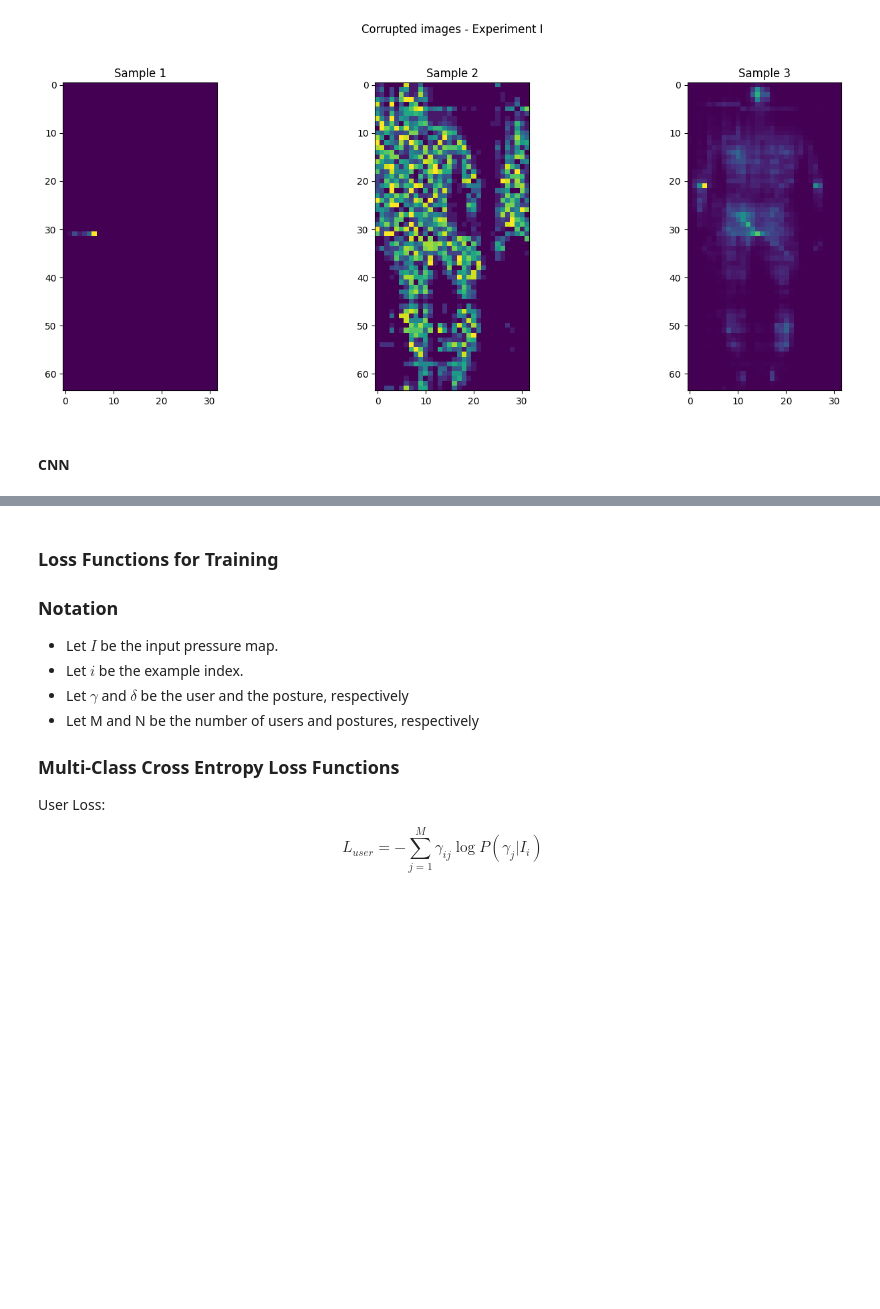
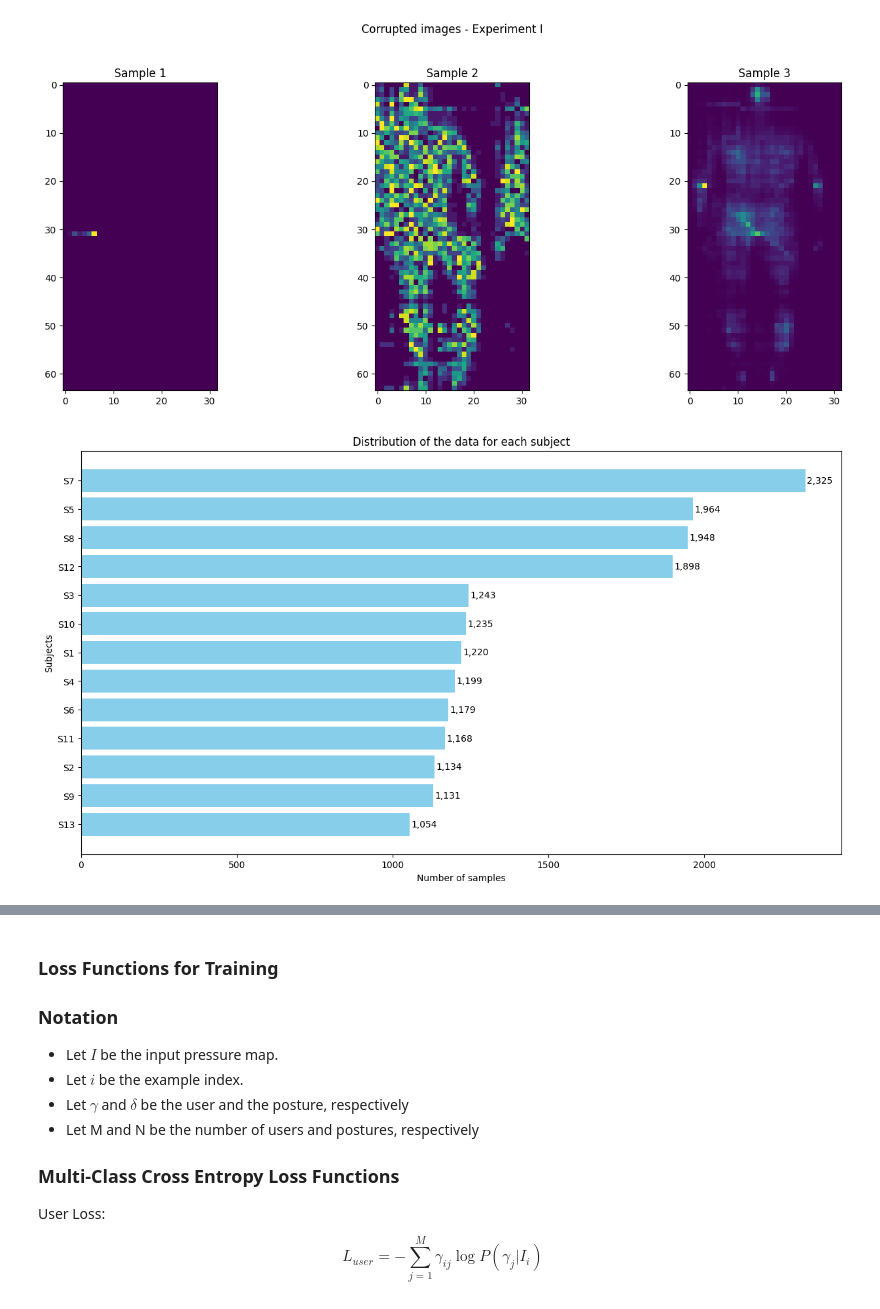
Before and after one commit to sofiapopetrogu/HDA, a Jupyter notebook: hda_project_new.ipynb, the cells around one changed output, grey strips where cells are left out. Saved outputs shown, nothing was run; the diff lists cells and outputs as text; code cells hidden in the pictures; blank space fills up the shorter version.

```diff
--- a/hda_project_new.ipynb
+++ b/hda_project_new.ipynb
@@ -189,5 +196,3 @@ for _, dirs, _ in os.walk(path + '/data/experiment-i/'):
                             position_indices = np.concatenate((position_indices, position_index), axis=0)
 
         exp_i_data[subject] = {'data': data, 'labels': labels, 'position_indices': position_indices, 'positions': positions}
-# %% [markdown]
-#### CNN
@@ -198,0 +199,23 @@ def token_patient(x):
+# %%
+# Distribution of the data for each subjects
+
+data_counts = {}
+
+for subject, data in exp_i_data.items():
+    data_counts[subject] = data['data'].shape[0]
+
+sorted_subjects = sorted(data_counts.items(), key=lambda item: item[1])
+
+# Plot the distribution of the data
+plt.figure(figsize=(15, 8))
+bars = plt.barh([subj for subj, count in sorted_subjects], [count for subj, count in sorted_subjects], color='skyblue')
+
+# Add the value at the end of each bar
+for bar in bars:
+    plt.text(bar.get_width() + 5, bar.get_y() + bar.get_height()/2, f'{bar.get_width():,}', va='center', color='black')
+plt.xlabel('Number of samples')
+plt.ylabel('Subjects')
+plt.title('Distribution of the data for each subject')
+plt.show()
+# %% [output]
+[figure, added]
```
Also changed, not shown: parts of 22 cells of this notebook.
